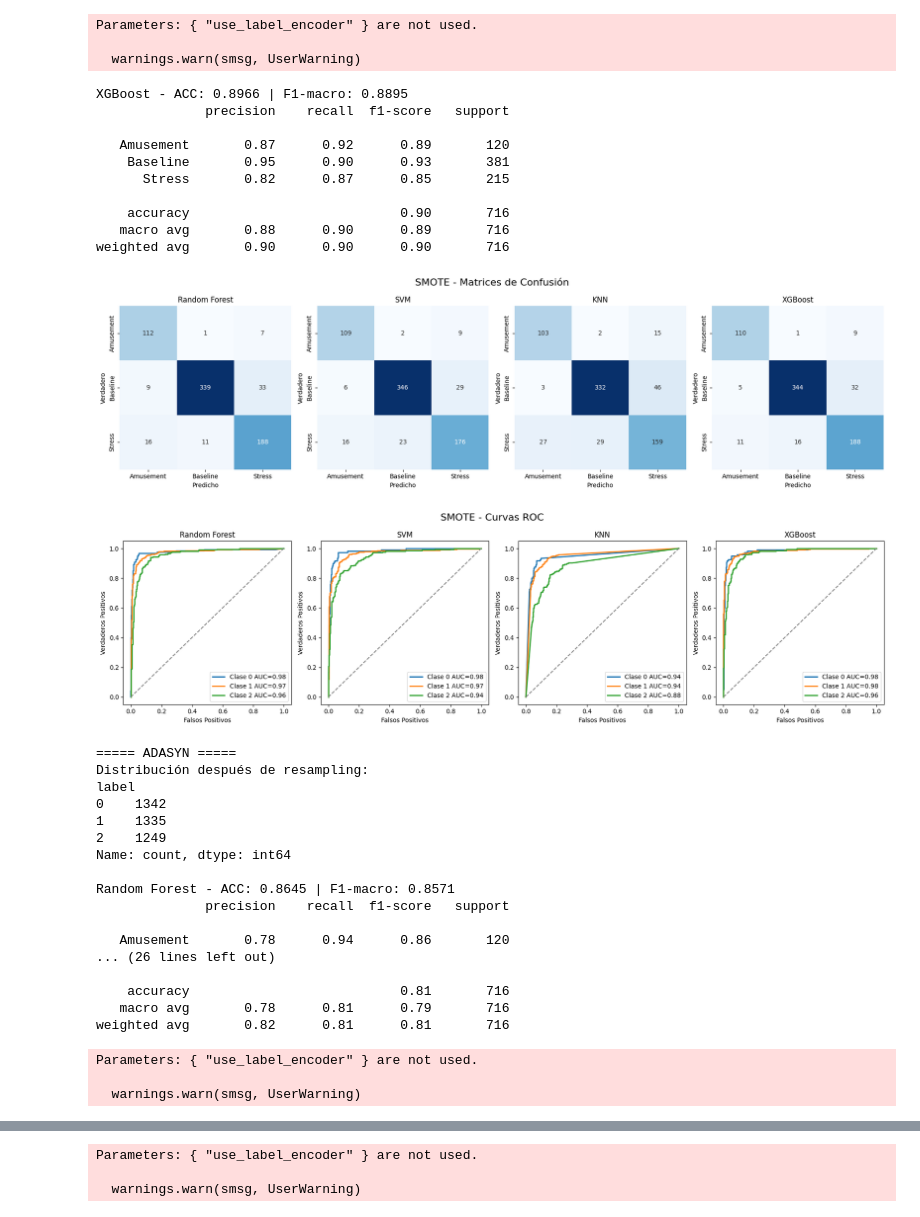
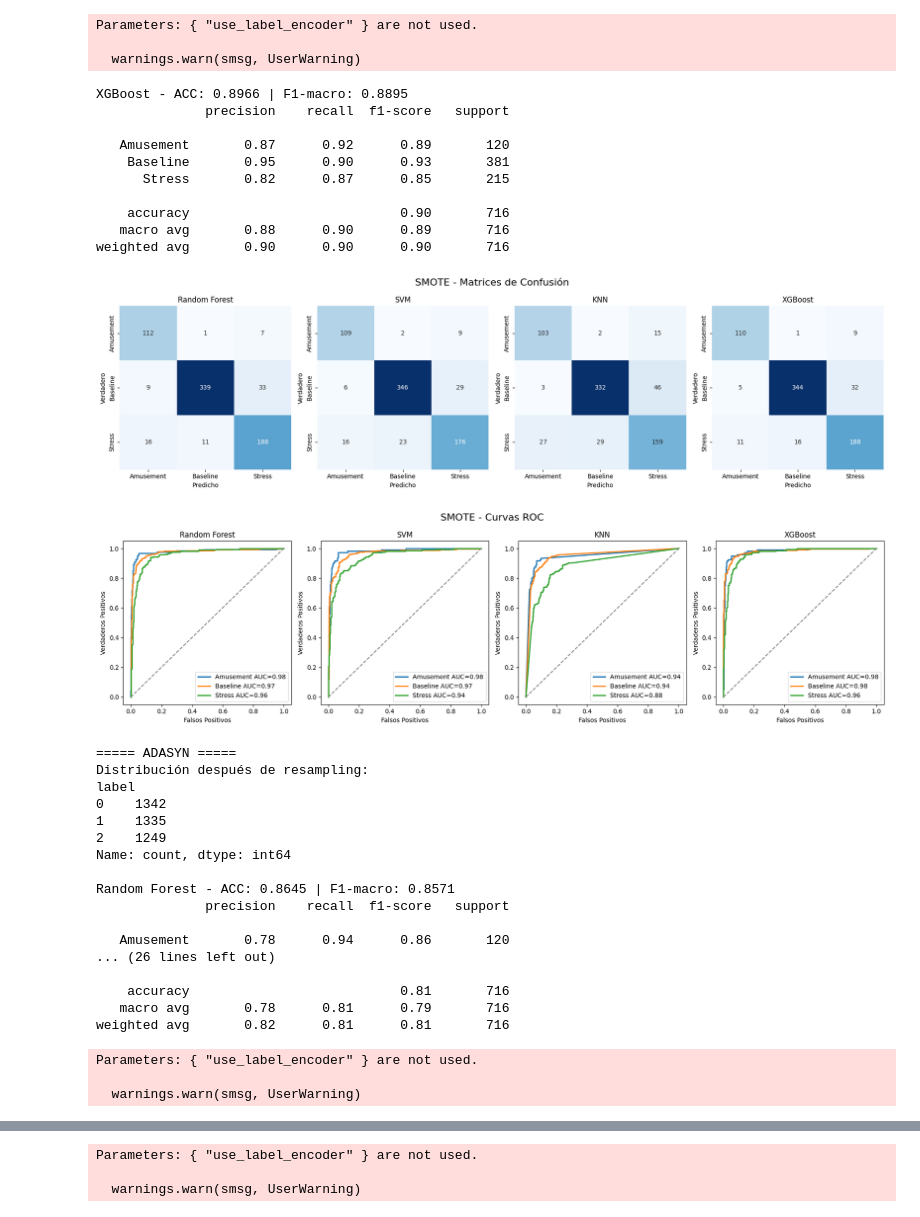
Before and after one commit to LuisMartinezRueda/Modelo_EstadosEmocionales, a Jupyter notebook: models/01_balancing_comparison.ipynb, the cells around one changed output, grey strips where cells are left out. Saved outputs shown, nothing was run; the diff lists cells and outputs as text; code cells hidden in the pictures.

```diff
--- a/models/01_balancing_comparison.ipynb
+++ b/models/01_balancing_comparison.ipynb
@@ -23,10 +23,10 @@ np.random.seed(SEED)
 random.seed(SEED)
 
 # 1. Cargar datos
-df = pd.read_csv('../data/may14_feats4.csv', index_col=0)
+df = pd.read_csv('../preprocessing/data/may14_feats4.csv', index_col=0)
 
 # 2. Selección de features (solo TEMP, EDA y BVP)
-selected_cols = [col for col in df.columns if any(sensor in col for sensor in ['EDA_', 'TEMP_', 'BVP_'])]
+selected_cols = [col for col in df.columns if any(sensor in col for sensor in ['EDA_', 'TEMP_', 'BVP_', 'EDA_std_change', 'BVP_peak_freq', 'TEMP_slope'])]
 X = df[selected_cols]
 y = df['label']
 # %%
@@ -109,10 +109,10 @@ def plot_roc_curves(y_true_list, y_proba_list, model_names, scenario):
     for i, (y_true, y_proba, name) in enumerate(zip(y_true_list, y_proba_list, model_names)):
         if y_proba is not None:
             y_true_bin = label_binarize(y_true, classes=[0, 1, 2])
-            for j in range(3):
+            for j, label in enumerate(['Amusement', 'Baseline', 'Stress']):
                 fpr, tpr, _ = roc_curve(y_true_bin[:, j], y_proba[:, j])
                 roc_auc = auc(fpr, tpr)
-                axes[i].plot(fpr, tpr, lw=2, label=f'Clase {j} AUC={roc_auc:.2f}')
+                axes[i].plot(fpr, tpr, lw=2, label=f'{label} AUC={roc_auc:.2f}')
             axes[i].plot([0, 1], [0, 1], linestyle='--', color='gray')
             axes[i].set_title(name)
             axes[i].set_xlabel("Falsos Positivos")
@@ -175,34 +175,34 @@ display(results_df)
 Distribución después de resampling:
 label
 1    1335
 2    1335
 0    1335
 Name: count, dtype: int64
 
 Random Forest - ACC: 0.8925 | F1-macro: 0.8822
               precision    recall  f1-score   support
 
    Amusement       0.82      0.93      0.87       120
 ... (26 lines left out)
 
     accuracy                           0.83       716
    macro avg       0.80      0.82      0.81       716
 weighted avg       0.83      0.83      0.83       716
 Parameters: { "use_label_encoder" } are not used.
 
   warnings.warn(smsg, UserWarning)
 XGBoost - ACC: 0.8966 | F1-macro: 0.8895
               precision    recall  f1-score   support
 
    Amusement       0.87      0.92      0.89       120
     Baseline       0.95      0.90      0.93       381
       Stress       0.82      0.87      0.85       215
 
     accuracy                           0.90       716
    macro avg       0.88      0.90      0.89       716
 weighted avg       0.90      0.90      0.90       716
 [figure]
-[figure, old version]
+[figure, new version]
 ===== ADASYN =====
 Distribución después de resampling:
 label
```
Also changed, not shown: parts of 1 cell of this notebook, 36 other files.
